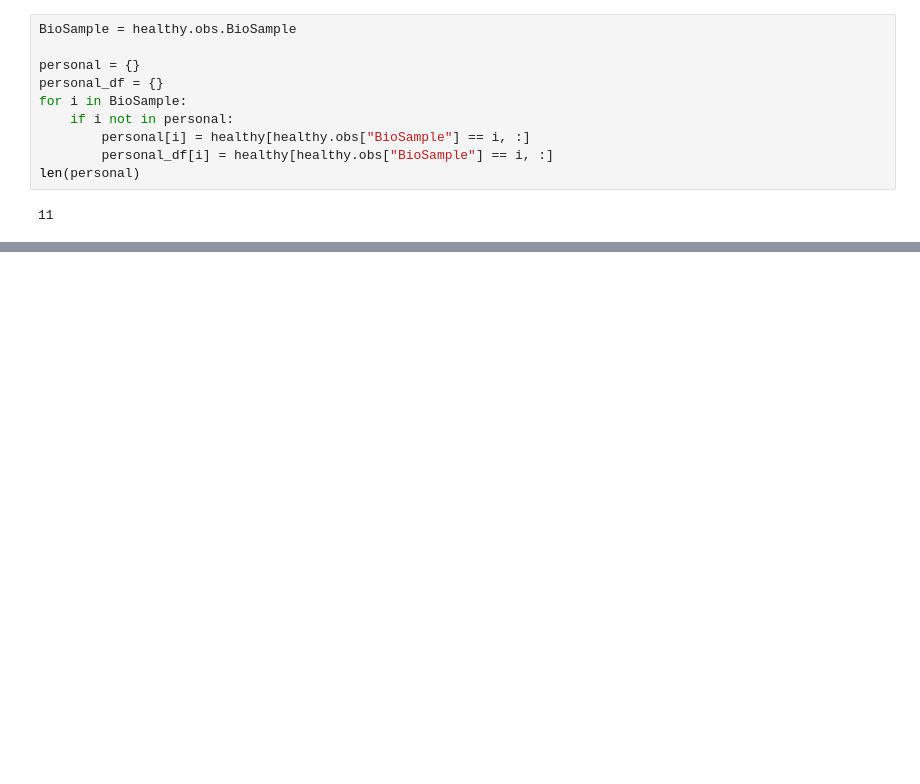
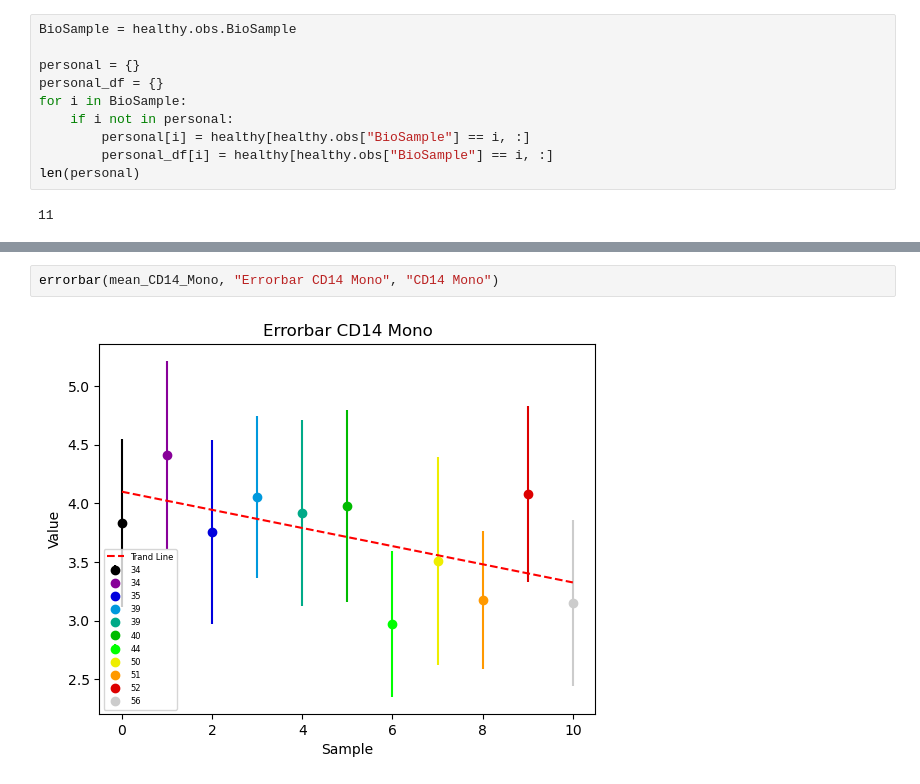
Before and after one commit to benson8902/Research, a Jupyter notebook: Code/Step4 Start Cell Dispersion.ipynb, the cells around one changed output, grey strips where cells are left out. Saved outputs shown, nothing was run; the diff lists cells and outputs as text; blank space fills up the shorter version.

```diff
--- a/Code/Step4 Start Cell Dispersion.ipynb
+++ b/Code/Step4 Start Cell Dispersion.ipynb
@@ -207,0 +273,4 @@ Text(0, 0.5, 'Probability Density')
+# %%
+errorbar(mean_CD14_Mono, "Errorbar CD14 Mono", "CD14 Mono")
+# %% [output]
+[figure, added]
```
Also changed, not shown: parts of 81 cells of this notebook, 1 other file.
